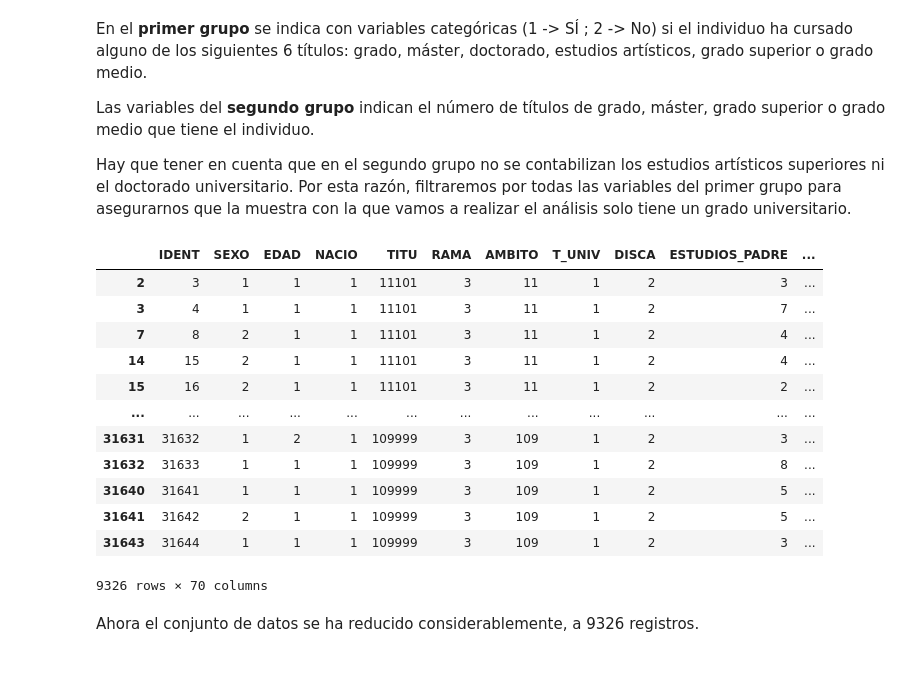
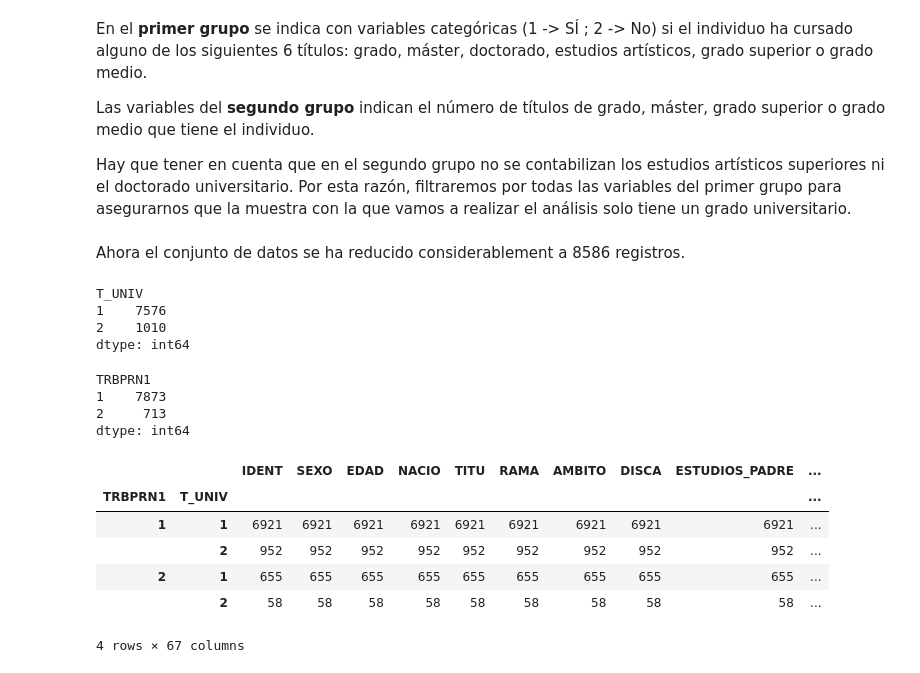
Before and after one commit to BeatrizGD/Students-Employability-Exploratory-Data-Analysis, a Jupyter notebook: src/main.ipynb, the cells around one changed output. Drawn from its saved outputs; the diff is of its cells as text; code cells hidden in the pictures.

```diff
--- a/src/main.ipynb
+++ b/src/main.ipynb
@@ -381,21 +430,33 @@ Hay que tener en cuenta que en el segundo grupo no se contabilizan los estudios
 # Se excluyen todos los registros que contenga otros estudios de cualquier tipo
 # Son variables categóricas donde el valor 2 indica NO
 
-students[(students['EST_B11_1']==2) & (students['EST_B11_2']==2) & (students['EST_B11_3']==2) &
-         (students['EST_B11_4']==2) & (students['EST_B11_5']==2) & (students['EST_B11_6']==2)]
+students_grado = students_empleo[(students_empleo['EST_B11_1']==2) & (students_empleo['EST_B11_2']==2) & (students_empleo['EST_B11_3']==2) &
+         (students_empleo['EST_B11_4']==2) & (students_empleo['EST_B11_5']==2) & (students_empleo['EST_B11_6']==2)]
-# %% [output]
-|  | IDENT | SEXO | EDAD | NACIO | TITU | RAMA | AMBITO | T_UNIV | DISCA | ESTUDIOS_PADRE | ... |
-| 2 | 3 | 1 | 1 | 1 | 11101 | 3 | 11 | 1 | 2 | 3 | ... |
-| 3 | 4 | 1 | 1 | 1 | 11101 | 3 | 11 | 1 | 2 | 7 | ... |
-| 7 | 8 | 2 | 1 | 1 | 11101 | 3 | 11 | 1 | 2 | 4 | ... |
-| 14 | 15 | 2 | 1 | 1 | 11101 | 3 | 11 | 1 | 2 | 4 | ... |
-| 15 | 16 | 2 | 1 | 1 | 11101 | 3 | 11 | 1 | 2 | 2 | ... |
-| ... | ... | ... | ... | ... | ... | ... | ... | ... | ... | ... | ... |
-| 31631 | 31632 | 1 | 2 | 1 | 109999 | 3 | 109 | 1 | 2 | 3 | ... |
-| 31632 | 31633 | 1 | 1 | 1 | 109999 | 3 | 109 | 1 | 2 | 8 | ... |
-| 31640 | 31641 | 1 | 1 | 1 | 109999 | 3 | 109 | 1 | 2 | 5 | ... |
-| 31641 | 31642 | 2 | 1 | 1 | 109999 | 3 | 109 | 1 | 2 | 5 | ... |
-| 31643 | 31644 | 1 | 1 | 1 | 109999 | 3 | 109 | 1 | 2 | 3 | ... |
-9326 rows × 70 columns
 # %% [markdown]
-Ahora el conjunto de datos se ha reducido considerablemente, a 9326 registros.
+Ahora el conjunto de datos se ha reducido considerablement a 8586 registros.
+# %%
+total_por_universidad = students_grado.value_counts('T_UNIV')
+total_por_universidad
+# %% [output]
+T_UNIV
+1    7576
+2    1010
+dtype: int64
+# %%
+total_por_empleo = students_grado.value_counts('TRBPRN1')
+total_por_empleo
+# %% [output]
+TRBPRN1
+1    7873
+2     713
+dtype: int64
+# %%
+students_grado.groupby(['TRBPRN1','T_UNIV']).count()
+# %% [output]
+|  |  | IDENT | SEXO | EDAD | NACIO | TITU | RAMA | AMBITO | DISCA | ESTUDIOS_PADRE | ... |
+| TRBPRN1 | T_UNIV |  |  |  |  |  |  |  |  |  | ... |
+| 1 | 1 | 6921 | 6921 | 6921 | 6921 | 6921 | 6921 | 6921 | 6921 | 6921 | ... |
+|  | 2 | 952 | 952 | 952 | 952 | 952 | 952 | 952 | 952 | 952 | ... |
+| 2 | 1 | 655 | 655 | 655 | 655 | 655 | 655 | 655 | 655 | 655 | ... |
+|  | 2 | 58 | 58 | 58 | 58 | 58 | 58 | 58 | 58 | 58 | ... |
+4 rows × 67 columns
```
Also changed, not shown: parts of 33 cells of this notebook, 1 other file.
